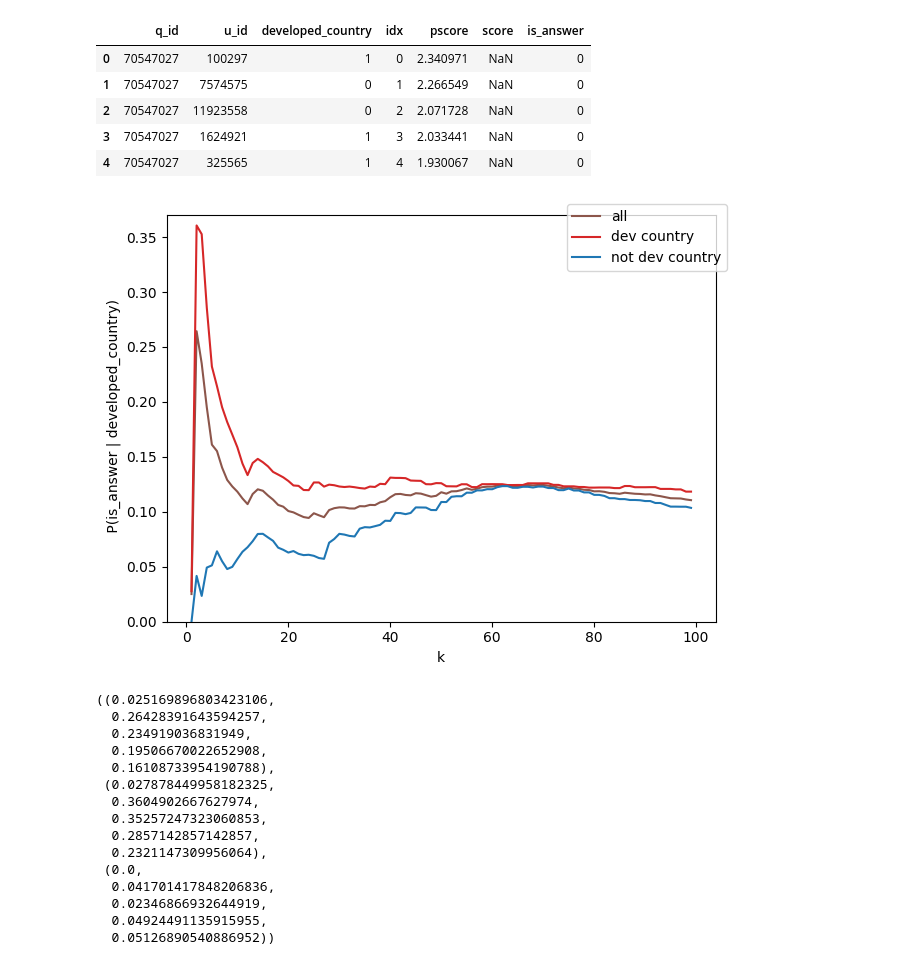
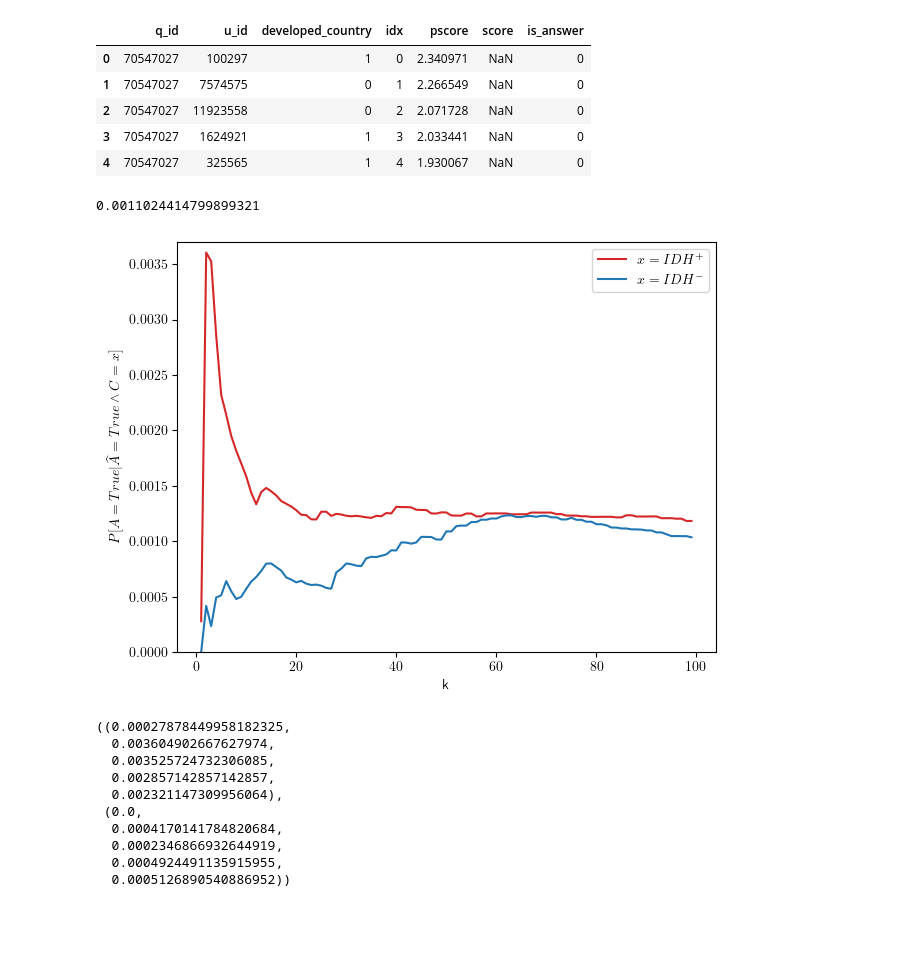
Before and after one commit to flopezd/so_q_recom, a Jupyter notebook: notebooks/fairness/ltr_prec_fair_after.ipynb, the cells around one changed output. Drawn from its saved outputs; the diff is of its cells as text; code cells hidden in the pictures; blank space fills up the shorter version.

```diff
--- a/notebooks/fairness/ltr_prec_fair_after.ipynb
+++ b/notebooks/fairness/ltr_prec_fair_after.ipynb
@@ -14,3 +14,6 @@ from xgboost import XGBRanker
 from operator import itemgetter
 import matplotlib.pyplot as plt
 from multiprocessing import Pool
+
+plt.rcParams['text.usetex'] = True
+plt.rcParams['text.latex.preamble'] = r"\usepackage{amsmath}"
@@ -314,6 +321,10 @@ fair_dataset.head()
 | 2 | 70547027 | 11923558 | 0 | 2 | 2.071728 | NaN | 0 |
 | 3 | 70547027 | 1624921 | 1 | 3 | 2.033441 | NaN | 0 |
 | 4 | 70547027 | 325565 | 1 | 4 | 1.930067 | NaN | 0 |
+# %%
+fair_dataset["is_answer"].mean()
+# %% [output]
+0.0011024414799899321
 # %%
 top_k = list(range(1, 100))
 
@@ -323,46 +334,40 @@ def calculate_top_k_p(k):
         ["developed_country", "is_answer", "q_id"]
     ].apply(lambda x: x.head(k))
     return (
-        top_df["is_answer"].mean() * 100,
-        top_df[top_df["developed_country"] == 1]["is_answer"].mean() * 100,
-        top_df[top_df["developed_country"] == 0]["is_answer"].mean() * 100,
+        top_df[top_df["developed_country"] == 1]["is_answer"].mean(),
+        top_df[top_df["developed_country"] == 0]["is_answer"].mean(),
     )
 
 
 with Pool(8) as p:
     p_is_answer_cond = p.map(calculate_top_k_p, top_k)
-p_is_answer, p_is_answer_dev, p_is_answer_no_dev = zip(*p_is_answer_cond)
+p_is_answer_dev, p_is_answer_no_dev = zip(*p_is_answer_cond)
 # %%
 fig, ax1 = plt.subplots()
 
 color = "tab:red"
 ax1.set_xlabel("k")
-ax1.set_ylabel(" P(is_answer | developed_country)")
-ax1.plot(top_k, p_is_answer, color="tab:brown", label="all")
-ax1.plot(top_k, p_is_answer_dev, color=color, label="dev country")
-ax1.plot(top_k, p_is_answer_no_dev, color="tab:blue", label="not dev country")
-ax1.set_ylim([0, 0.37])
+ax1.set_ylabel("$P[A=True|\widehat{A}=True \land C=x]$")
+ax1.plot(top_k, p_is_answer_dev, color=color, label="$x=IDH^+$")
+ax1.plot(top_k, p_is_answer_no_dev, color="tab:blue", label="$x=IDH^-$")
+ax1.set_ylim([0, 0.0037])
+ax1.legend()
 
 fig.tight_layout()
-fig.legend()
+fig.savefig("prec_mean_after.pdf")
 plt.show()
 # %% [output]
-[figure, old version]
+[figure, new version]
 # %%
-p_is_answer[:5], p_is_answer_dev[:5], p_is_answer_no_dev[:5]
+p_is_answer_dev[:5], p_is_answer_no_dev[:5]
 # %% [output]
-((0.025169896803423106,
-  0.26428391643594257,
-  0.234919036831949,
-  0.19506670022652908,
-  0.16108733954190788),
- (0.027878449958182325,
-  0.3604902667627974,
-  0.35257247323060853,
-  0.2857142857142857,
-  0.2321147309956064),
+((0.00027878449958182325,
+  0.003604902667627974,
+  0.003525724732306085,
+  0.002857142857142857,
+  0.002321147309956064),
  (0.0,
-  0.041701417848206836,
-  0.02346866932644919,
-  0.04924491135915955,
-  0.05126890540886952))
+  0.0004170141784820684,
+  0.0002346866932644919,
+  0.0004924491135915955,
+  0.0005126890540886952))
```
Also changed, not shown: parts of 10 cells of this notebook, 15 other files.
